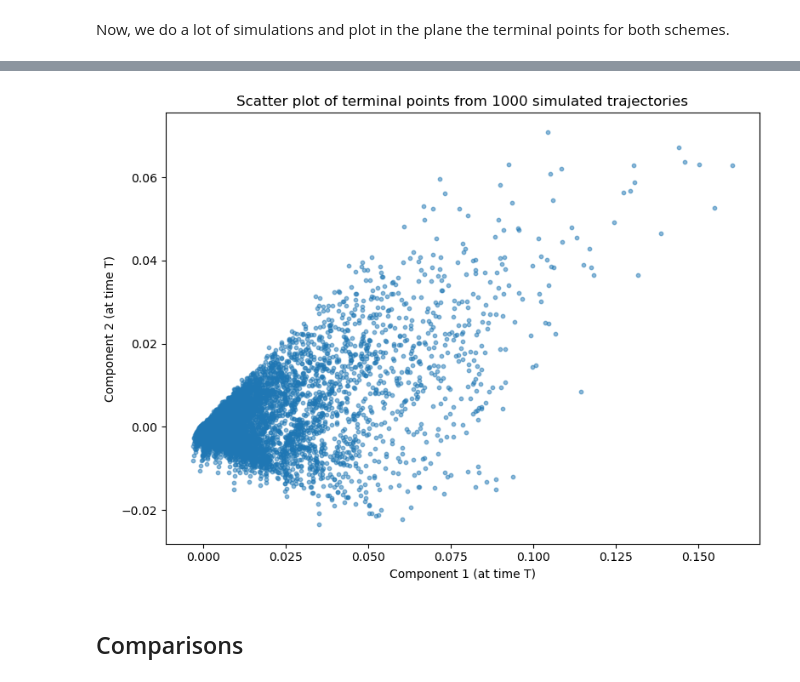
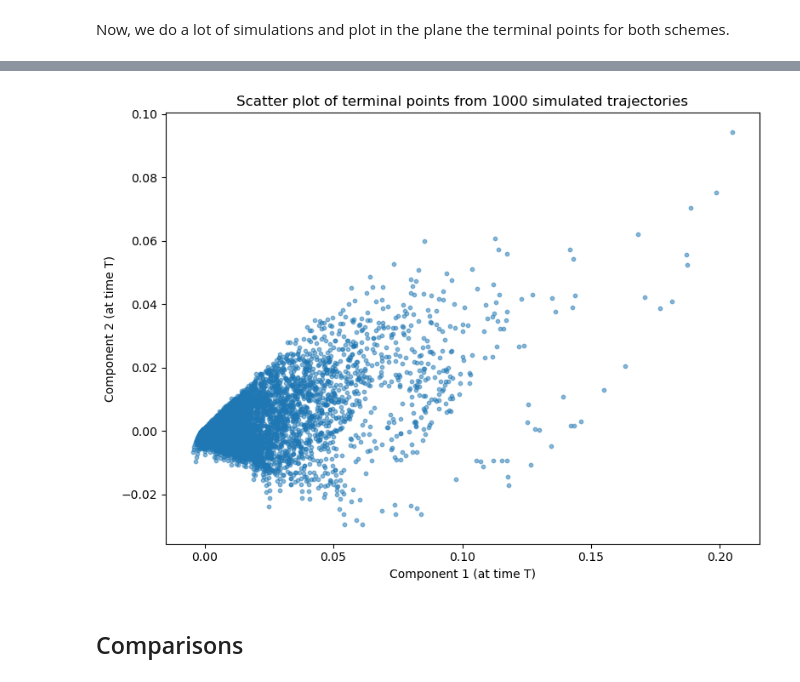
Before and after one commit to maxence2508/stage-cermics, a Jupyter notebook: second-order-schemes-for-multifactor-cir-and-heston-models.ipynb, the cells around one changed output, grey strips where cells are left out. Cells and saved outputs as stored; diff of their text form; code cells hidden in the pictures.

```diff
--- a/second-order-schemes-for-multifactor-cir-and-heston-models.ipynb
+++ b/second-order-schemes-for-multifactor-cir-and-heston-models.ipynb
@@ -845,22 +845,22 @@ plt.show()
 # %%
 N = 10**4
 # Simulate vector paths
-n_simulation = 10000
+n_simulation = 10**5
 euler_paths = cir.simulate_multifactor_euler(N, T, num_simulations=n_simulation)
 
 # Extract the terminal points (at time T) for each trajectory
 terminal_points = euler_paths[:, -1, :]  # shape: (1000, dim)
 
 # Scatter plot of terminal points: component 1 vs component 2
 plt.figure(figsize=(8, 6))
 plt.scatter(terminal_points[:, 0], terminal_points[:, 1], s=10, alpha=0.5)
 plt.xlabel('Component 1 (at time T)')
 plt.ylabel('Component 2 (at time T)')
 plt.title('Scatter plot of terminal points from 1000 simulated trajectories')
 plt.tight_layout()
 plt.show()
 # %% [output]
-[figure, old version]
+[figure, new version]
 # %% [markdown]
 ## Comparisons
 # %%
```
Also changed, not shown: parts of 6 cells of this notebook, 3 other files.
